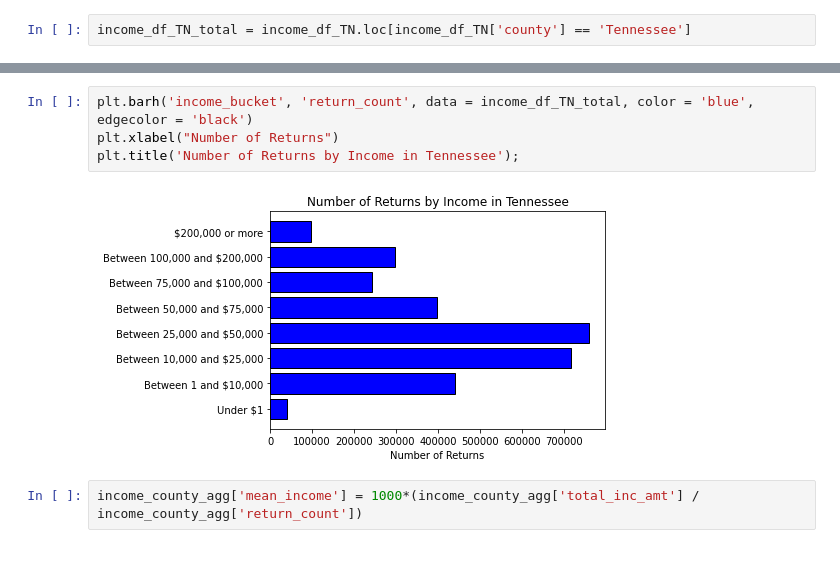
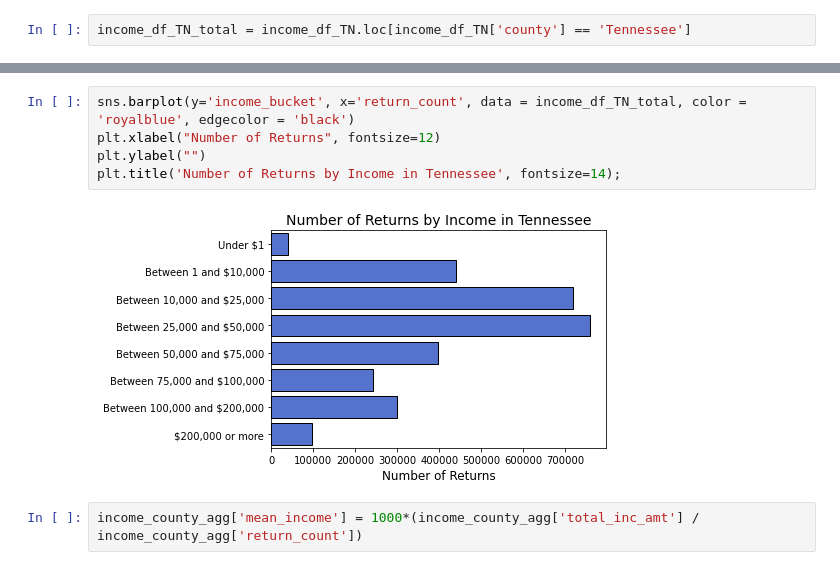
Before and after one commit to jgribble67/data-science-essentials-3, a Jupyter notebook: notebooks/TNMedicalExploration_Gribble.ipynb, the cells around one changed output, grey strips where cells are left out. Drawn from its saved outputs; the diff is of its cells as text.

```diff
--- a/notebooks/TNMedicalExploration_Gribble.ipynb
+++ b/notebooks/TNMedicalExploration_Gribble.ipynb
@@ -318,11 +321,12 @@ income_df_TN_total.head()
 | 19755 | TN | Tennessee | Between 25,000 and $50,000 | 759340 | 355970 | 217710 | 159890 | ... |
 | 19756 | TN | Tennessee | Between 50,000 and $75,000 | 396810 | 128390 | 215890 | 42240 | ... |
 # %%
-plt.barh('income_bucket', 'return_count', data = income_df_TN_total, color = 'blue', edgecolor = 'black')
-plt.xlabel("Number of Returns")
-plt.title('Number of Returns by Income in Tennessee');
+sns.barplot(y='income_bucket', x='return_count', data = income_df_TN_total, color = 'royalblue', edgecolor = 'black')
+plt.xlabel("Number of Returns", fontsize=12)
+plt.ylabel("")
+plt.title('Number of Returns by Income in Tennessee', fontsize=14);
 # %% [output]
-[figure, old version]
+[figure, new version]
 # %%
 income_county_agg['mean_income'] = 1000*(income_county_agg['total_inc_amt'] / income_county_agg['return_count'])
 # %%
```
Also changed, not shown: parts of 22 cells of this notebook.
